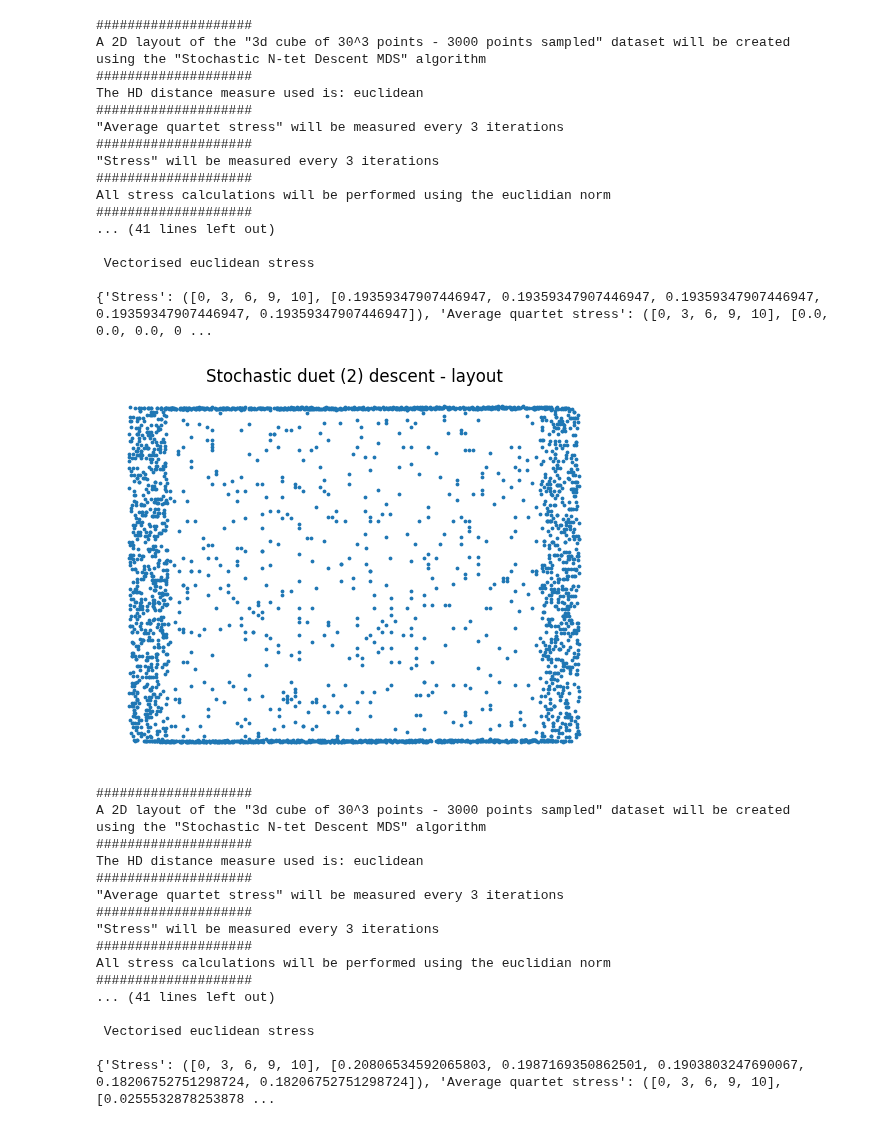
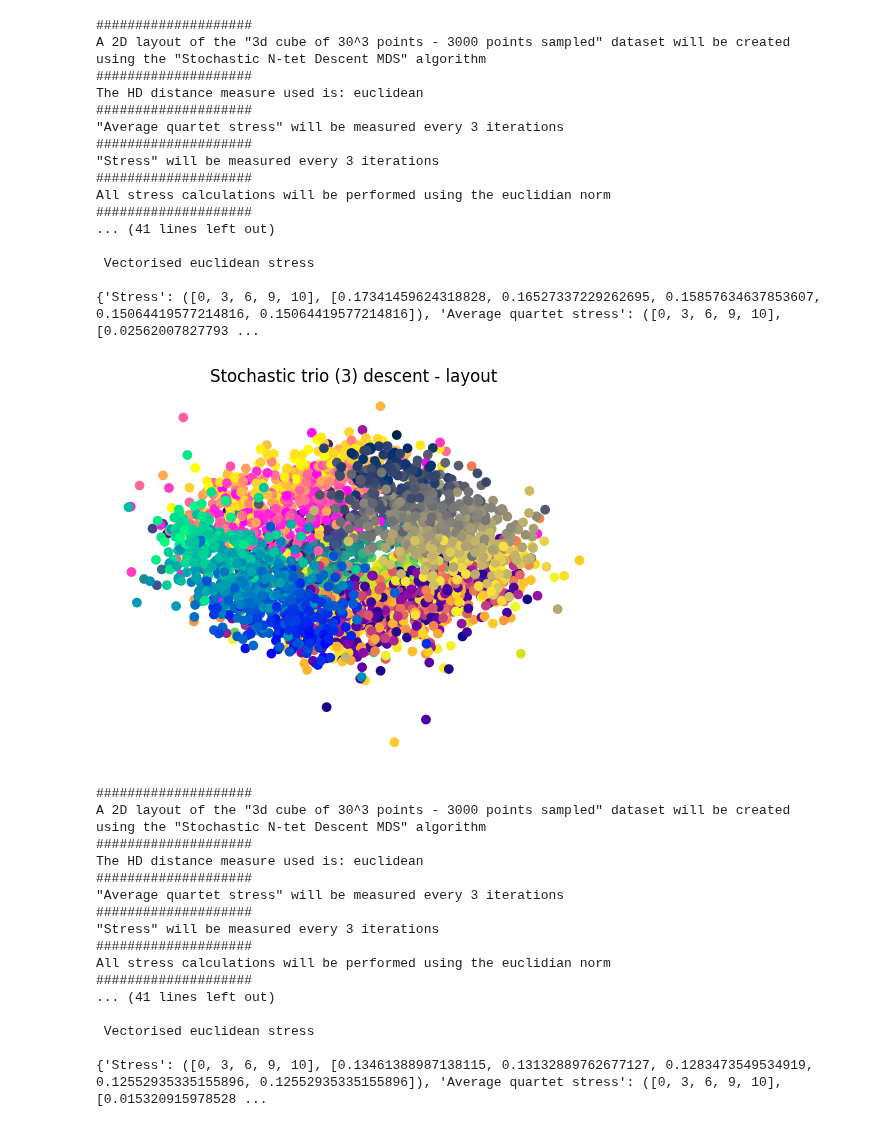
Before and after one commit to Jan961/2095736w, a Jupyter notebook: experiments/stochastic_ntet_descent/ntet_generation_metrics.ipynb, the cells around one changed output. Cells and saved outputs as stored; diff of their text form; code cells hidden in the pictures.

Commit message:
fixing data collection script for ntet

```diff
--- a/experiments/stochastic_ntet_descent/ntet_generation_metrics.ipynb
+++ b/experiments/stochastic_ntet_descent/ntet_generation_metrics.ipynb
@@ -35,7 +42,7 @@ names_list = ['duet', 'trio', 'quartet', 'quintet', 'sextet', 'septet', 'octet',
 # ntet_sizes = [2,3,4,5,6,7,8,9,10,12,20,50,100,200,500]
 # %%
 
-ntet_sizes = [2,3,4]
+ntet_sizes = [3,4,5]
 datasets = [cube_dataset]
 # datasets = [cube_dataset, rna_dataset, coil20_dataset]
 
@@ -68,36 +75,41 @@ for i, dataset in enumerate(datasets):
             start = perf_counter()
             layout = LowDLayoutCreation().create_layout(squad, optional_metric_collection=metric_collection, no_iters=10)
 
             time += (start - perf_counter())
             stress += layout.collected_metrics['Stress'][1][-1]
             average_quartet_stress += layout.collected_metrics['Average quartet stress'][1][-1]
 
         results[i][j][0] = time/num_repeats
         results[i][j][1] = stress/num_repeats
         results[i][j][2] = average_quartet_stress/num_repeats
 
         print(layout.collected_metrics)
-        show_layouts(layout, use_labels=True, color_map='rainbow', title=f"Stochastic {names_list[j]} ({size}) descent - layout", save_to=output_dir)
+
+        if dataset == cube_dataset:
+            cube.plot_2d(layout, title=f"Stochastic {names_list[j]} ({size}) descent - layout", save_to=output_dir)
+        else:
+            show_layouts(layout, use_labels=True, color_map='rainbow', title=f"Stochastic {names_list[j]} ({size}) descent - layout", save_to=output_dir)
+
         show_generation_metrics(layout, quartet_stress=True, title= f"Stochastic {names_list[j]} ({size}) descent - generation", save_to=output_dir)
 # %% [output]
 ####################
 A 2D layout of the "3d cube of 30^3 points - 3000 points sampled" dataset will be created
 using the "Stochastic N-tet Descent MDS" algorithm
 ####################
 The HD distance measure used is: euclidean
 ####################
 "Average quartet stress" will be measured every 3 iterations
 ####################
 "Stress" will be measured every 3 iterations
 ####################
 All stress calculations will be performed using the euclidian norm
 ####################
 ... (41 lines left out)
 
  Vectorised euclidean stress
 
-{'Stress': ([0, 3, 6, 9, 10], [0.19359347907446947, 0.19359347907446947, 0.19359347907446947, 0.19359347907446947, 0.19359347907446947]), 'Average quartet stress': ([0, 3, 6, 9, 10], [0.0, 0.0, 0.0, 0 ...
+{'Stress': ([0, 3, 6, 9, 10], [0.17341459624318828, 0.16527337229262695, 0.15857634637853607, 0.15064419577214816, 0.15064419577214816]), 'Average quartet stress': ([0, 3, 6, 9, 10], [0.02562007827793 ...
-[figure, old version]
+[figure, new version]
 ####################
 A 2D layout of the "3d cube of 30^3 points - 3000 points sampled" dataset will be created
 using the "Stochastic N-tet Descent MDS" algorithm
@@ -114,4 +126,4 @@ All stress calculations will be performed using the euclidian norm
 
  Vectorised euclidean stress
 
-{'Stress': ([0, 3, 6, 9, 10], [0.20806534592065803, 0.1987169350862501, 0.1903803247690067, 0.18206752751298724, 0.18206752751298724]), 'Average quartet stress': ([0, 3, 6, 9, 10], [0.0255532878253878 ...
+{'Stress': ([0, 3, 6, 9, 10], [0.13461388987138115, 0.13132889762677127, 0.1283473549534919, 0.12552935335155896, 0.12552935335155896]), 'Average quartet stress': ([0, 3, 6, 9, 10], [0.015320915978528 ...
```
Also changed, not shown: parts of 4 cells of this notebook, 1 other file.
